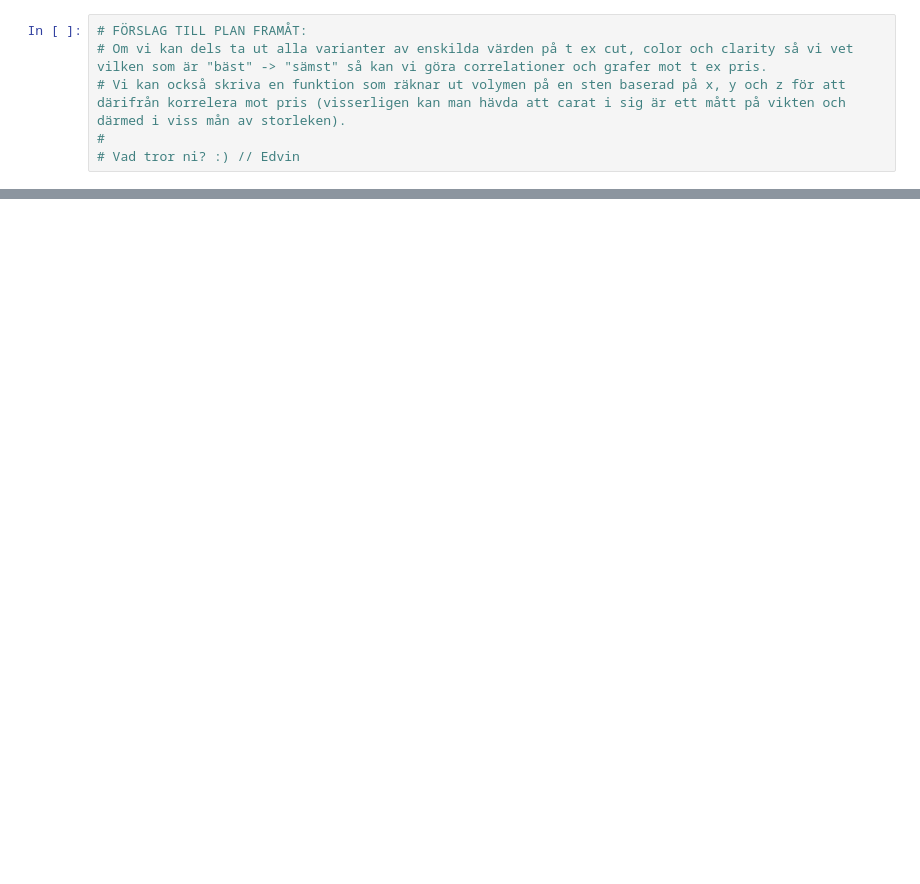
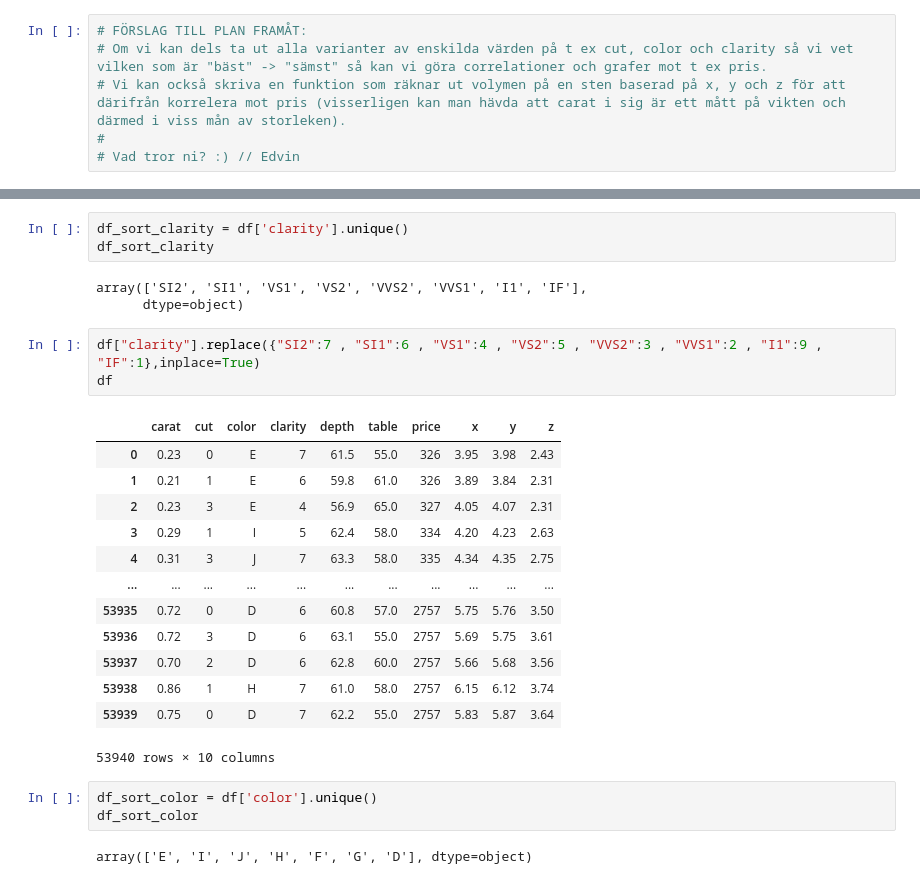
Before and after one commit to EdvinOwetz/GMI2BT-VT22-Lab5, a Jupyter notebook: Lab5.ipynb, the cells around one changed output, grey strips where cells are left out. Drawn from its saved outputs; the diff is of its cells as text; blank space fills up the shorter version.

```diff
--- a/Lab5.ipynb
+++ b/Lab5.ipynb
@@ -117,0 +177,28 @@ df.drop('Index', axis=1).head()
+# %%
+df_sort_clarity = df['clarity'].unique()
+df_sort_clarity
+# %% [output]
+array(['SI2', 'SI1', 'VS1', 'VS2', 'VVS2', 'VVS1', 'I1', 'IF'],
+      dtype=object)
+# %%
+df["clarity"].replace({"SI2":7 , "SI1":6 , "VS1":4 , "VS2":5 , "VVS2":3 , "VVS1":2 , "I1":9 , "IF":1},inplace=True)
+df
+# %% [output]
+|  | carat | cut | color | clarity | depth | table | price | x | y | z |
+| 0 | 0.23 | 0 | E | 7 | 61.5 | 55.0 | 326 | 3.95 | 3.98 | 2.43 |
+| 1 | 0.21 | 1 | E | 6 | 59.8 | 61.0 | 326 | 3.89 | 3.84 | 2.31 |
+| 2 | 0.23 | 3 | E | 4 | 56.9 | 65.0 | 327 | 4.05 | 4.07 | 2.31 |
+| 3 | 0.29 | 1 | I | 5 | 62.4 | 58.0 | 334 | 4.20 | 4.23 | 2.63 |
+| 4 | 0.31 | 3 | J | 7 | 63.3 | 58.0 | 335 | 4.34 | 4.35 | 2.75 |
+| ... | ... | ... | ... | ... | ... | ... | ... | ... | ... | ... |
+| 53935 | 0.72 | 0 | D | 6 | 60.8 | 57.0 | 2757 | 5.75 | 5.76 | 3.50 |
+| 53936 | 0.72 | 3 | D | 6 | 63.1 | 55.0 | 2757 | 5.69 | 5.75 | 3.61 |
+| 53937 | 0.70 | 2 | D | 6 | 62.8 | 60.0 | 2757 | 5.66 | 5.68 | 3.56 |
+| 53938 | 0.86 | 1 | H | 7 | 61.0 | 58.0 | 2757 | 6.15 | 6.12 | 3.74 |
+| 53939 | 0.75 | 0 | D | 7 | 62.2 | 55.0 | 2757 | 5.83 | 5.87 | 3.64 |
+53940 rows × 10 columns
+# %%
+df_sort_color = df['color'].unique()
+df_sort_color
+# %% [output]
+array(['E', 'I', 'J', 'H', 'F', 'G', 'D'], dtype=object)
```
Also changed, not shown: parts of 12 cells of this notebook.
